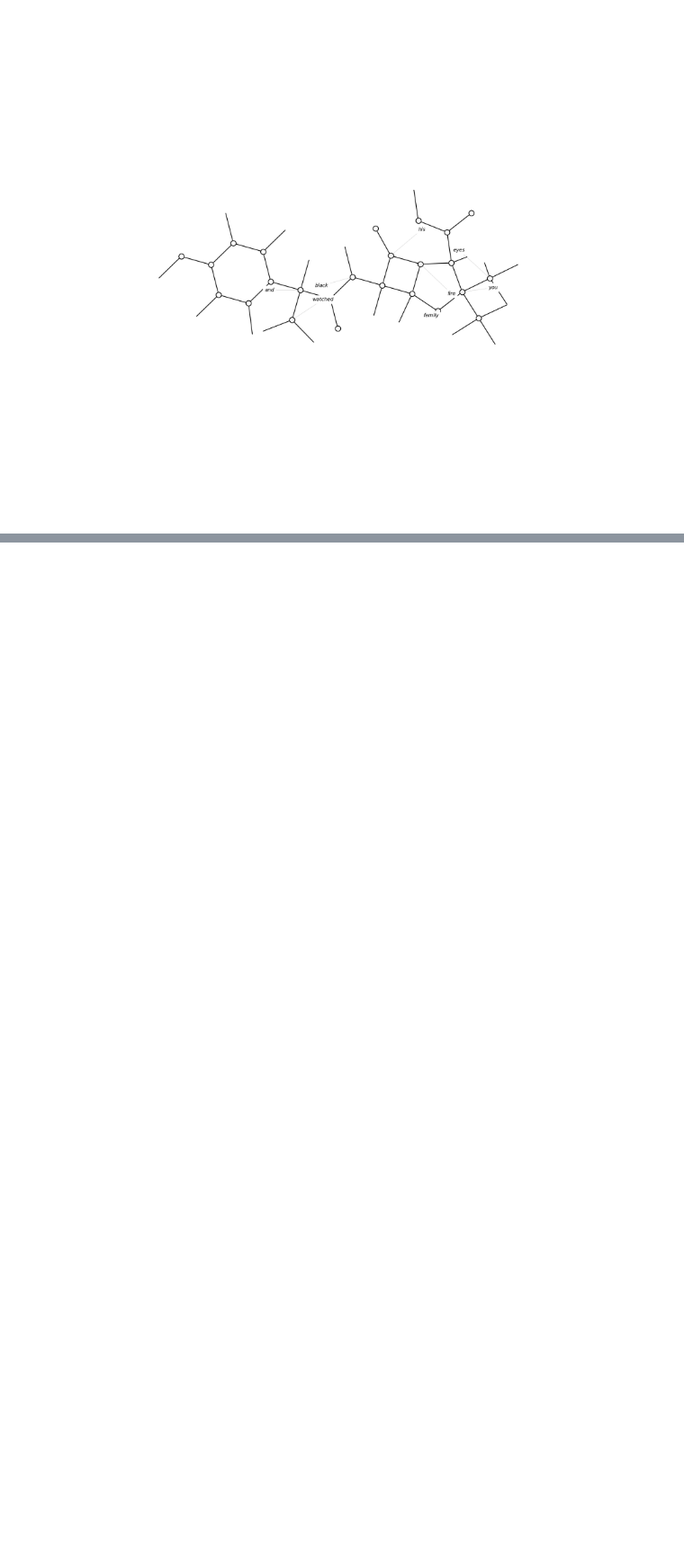
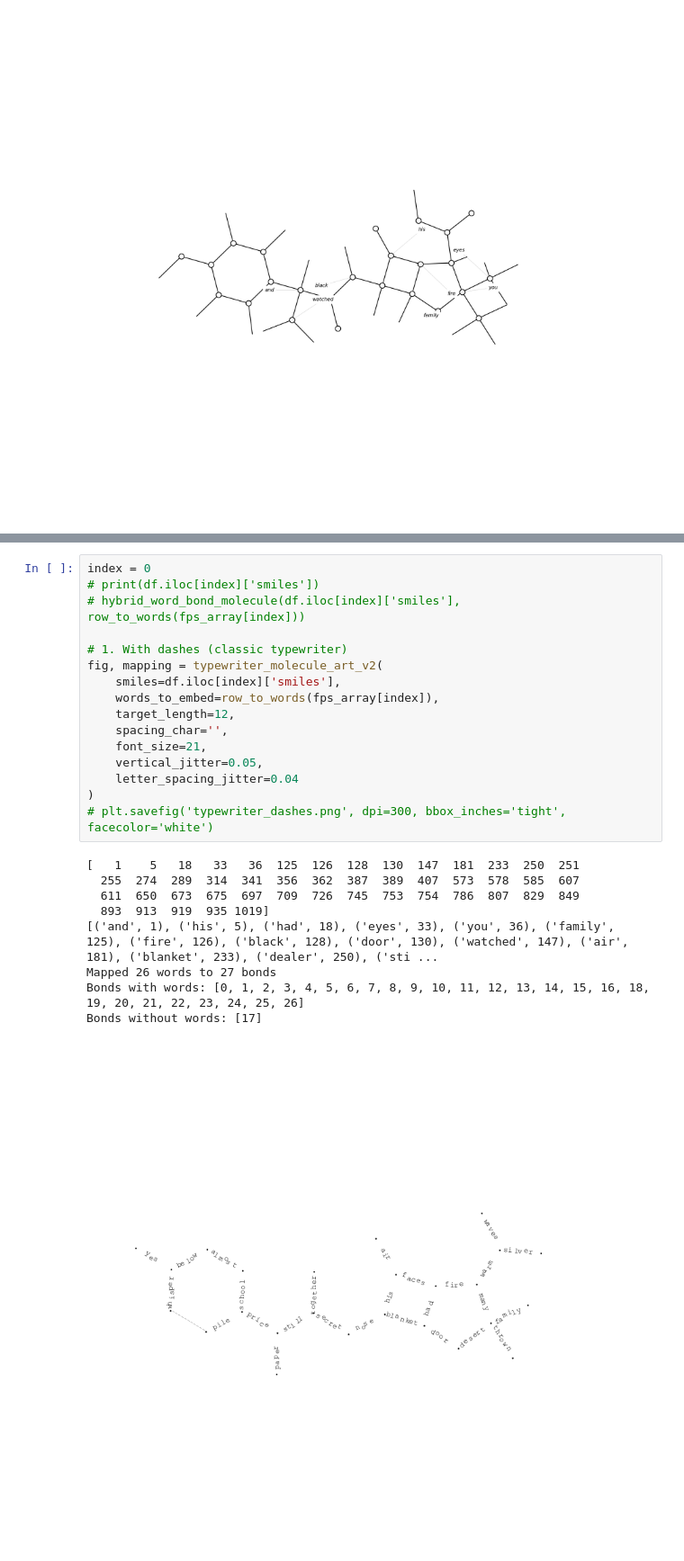
Before and after one commit to YitongTseo/shell_diaries, a Jupyter notebook: morgan_fingerprints_try copy.ipynb, the cells around one changed output, grey strips where cells are left out. Shown at 90% size. Saved outputs shown, nothing was run; the diff lists cells and outputs as text; blank space fills up the shorter version.

```diff
--- a/morgan_fingerprints_try copy.ipynb
+++ b/morgan_fingerprints_try copy.ipynb
@@ -774,0 +978,26 @@ Mapped 26 words to bonds out of 27 total bonds
+# %%
+index = 0
+# print(df.iloc[index]['smiles'])
+# hybrid_word_bond_molecule(df.iloc[index]['smiles'], row_to_words(fps_array[index]))
+
+# 1. With dashes (classic typewriter)
+fig, mapping = typewriter_molecule_art_v2(
+    smiles=df.iloc[index]['smiles'],
+    words_to_embed=row_to_words(fps_array[index]),
+    target_length=12,
+    spacing_char='',
+    font_size=21,
+    vertical_jitter=0.05,
+    letter_spacing_jitter=0.04
+)
+# plt.savefig('typewriter_dashes.png', dpi=300, bbox_inches='tight', facecolor='white')
+# %% [output]
+[   1    5   18   33   36  125  126  128  130  147  181  233  250  251
+  255  274  289  314  341  356  362  387  389  407  573  578  585  607
+  611  650  673  675  697  709  726  745  753  754  786  807  829  849
+  893  913  919  935 1019]
+[('and', 1), ('his', 5), ('had', 18), ('eyes', 33), ('you', 36), ('family', 125), ('fire', 126), ('black', 128), ('door', 130), ('watched', 147), ('air', 181), ('blanket', 233), ('dealer', 250), ('sti ...
+Mapped 26 words to 27 bonds
+Bonds with words: [0, 1, 2, 3, 4, 5, 6, 7, 8, 9, 10, 11, 12, 13, 14, 15, 16, 18, 19, 20, 21, 22, 23, 24, 25, 26]
+Bonds without words: [17]
+[figure, added]
```
Also changed, not shown: parts of 7 cells of this notebook.
